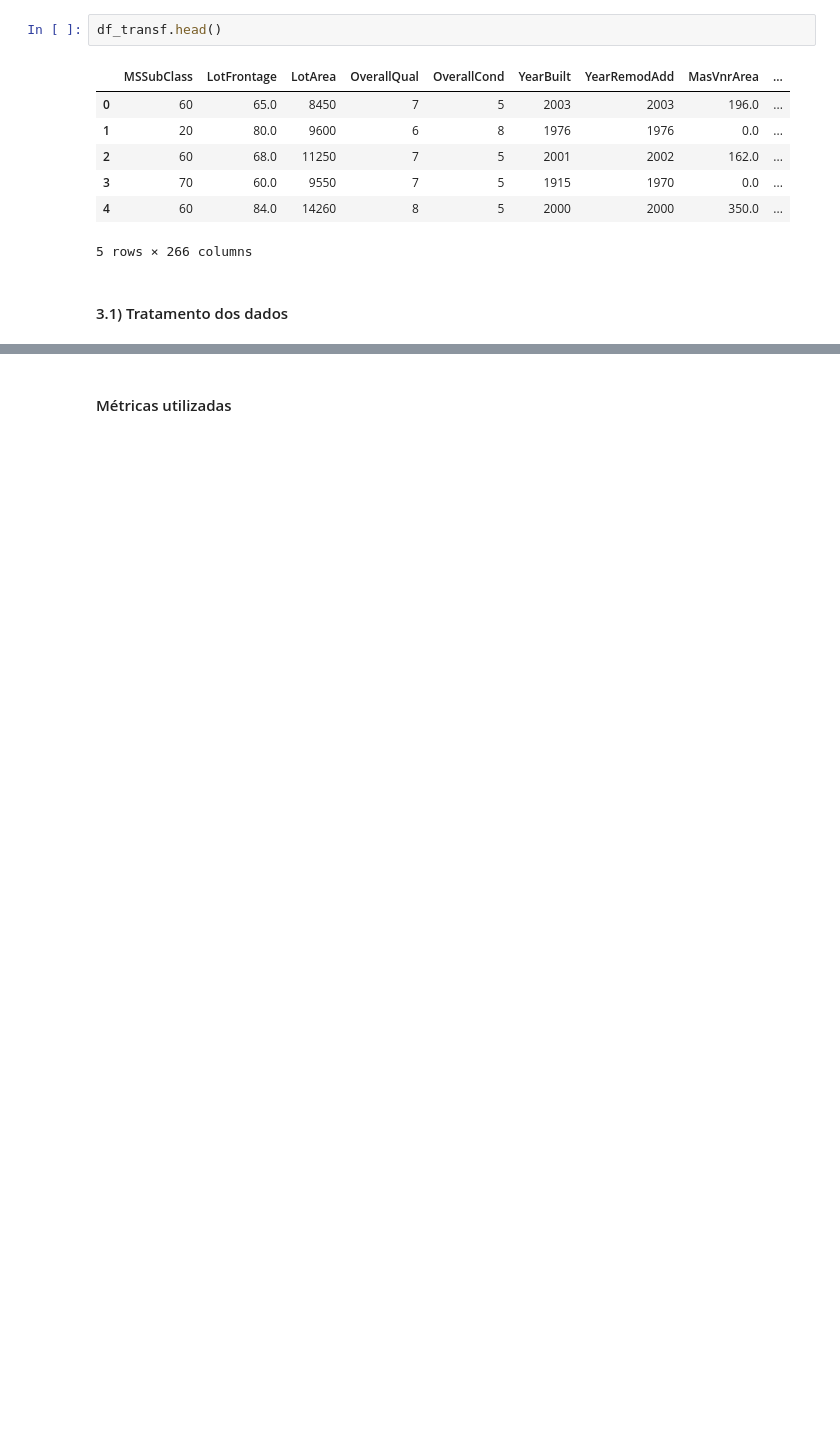
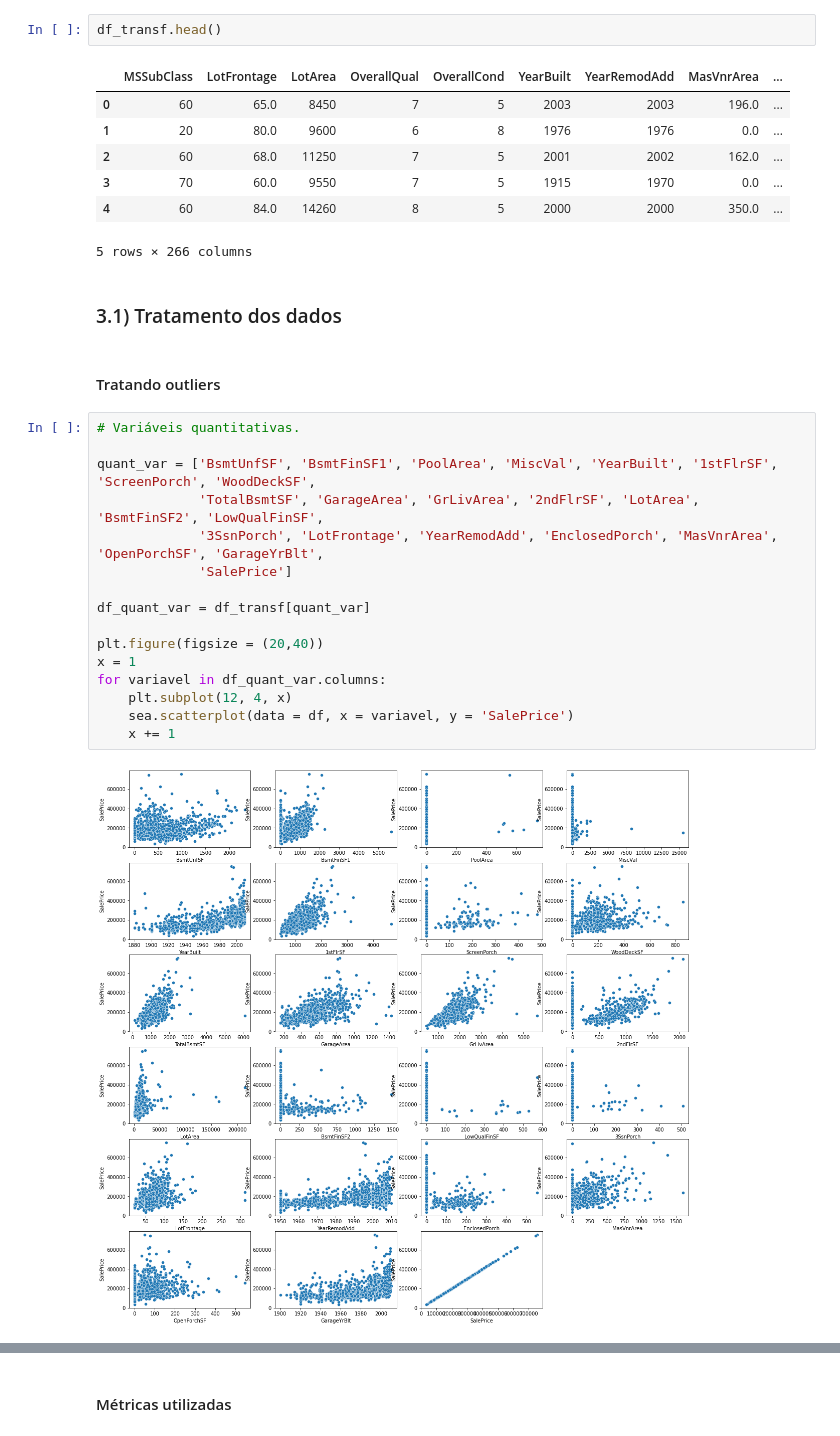
Before and after one commit to gomesalan/Projetos, a Jupyter notebook: Regressao/Projeto1_parte2_AG.ipynb, the cells around one changed output, grey strips where cells are left out. Saved outputs shown, nothing was run; the diff lists cells and outputs as text; blank space fills up the shorter version.

```diff
--- a/Regressao/Projeto1_parte2_AG.ipynb
+++ b/Regressao/Projeto1_parte2_AG.ipynb
@@ -51,4 +63,24 @@ df_transf.head()
 | 4 | 60 | 84.0 | 14260 | 8 | 5 | 2000 | 2000 | 350.0 | ... |
 5 rows × 266 columns
 # %% [markdown]
-#### 3.1) Tratamento dos dados
+### 3.1) Tratamento dos dados
+# %% [markdown]
+#### Tratando outliers
+# %%
+# Variáveis quantitativas.
+
+quant_var = ['BsmtUnfSF', 'BsmtFinSF1', 'PoolArea', 'MiscVal', 'YearBuilt', '1stFlrSF', 'ScreenPorch', 'WoodDeckSF',
+             'TotalBsmtSF', 'GarageArea', 'GrLivArea', '2ndFlrSF', 'LotArea', 'BsmtFinSF2', 'LowQualFinSF',
+             '3SsnPorch', 'LotFrontage', 'YearRemodAdd', 'EnclosedPorch', 'MasVnrArea', 'OpenPorchSF', 'GarageYrBlt',
+             'SalePrice']
+
+df_quant_var = df_transf[quant_var]
+
+plt.figure(figsize = (20,40))
+x = 1
+for variavel in df_quant_var.columns:
+    plt.subplot(12, 4, x)
+    sea.scatterplot(data = df, x = variavel, y = 'SalePrice')
+    x += 1
+# %% [output]
+[figure, added]
```
Also changed, not shown: parts of 64 cells of this notebook, 1 other file.
